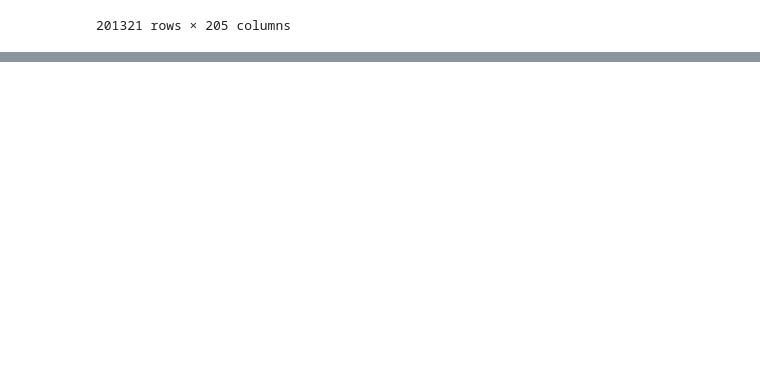
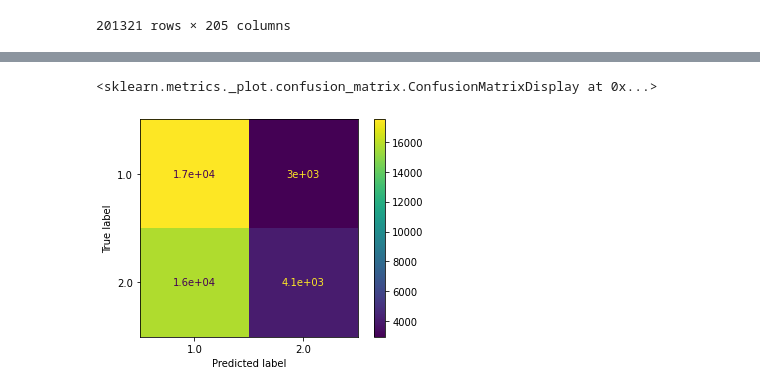
Before and after one commit to sruthi-pasham/research_project, a Jupyter notebook: Research_project_RF_v2_20210424.ipynb, the cells around one changed output, grey strips where cells are left out. Cells and saved outputs as stored; diff of their text form; code cells hidden in the pictures; blank space fills up the shorter version.

```diff
--- a/Research_project_RF_v2_20210424.ipynb
+++ b/Research_project_RF_v2_20210424.ipynb
@@ -247,3 +250,8 @@ Please also refer to the documentation for alternative solver options:
+# %%
+plot_confusion_matrix(model1, x_test, y_test)
+# %% [output]
+<sklearn.metrics._plot.confusion_matrix.ConfusionMatrixDisplay at 0x...>
+[figure, added]
 # %%
 # Support vector machine (linear kernel)
 model2 = LinearSVC()
```
Also changed, not shown: parts of 14 cells of this notebook, 1 other file.
